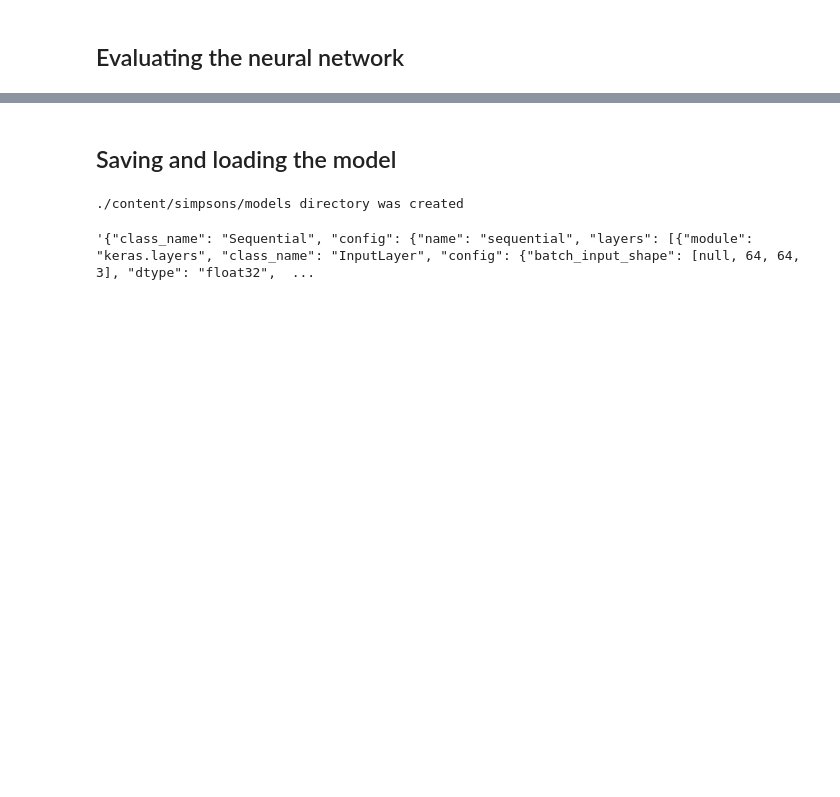
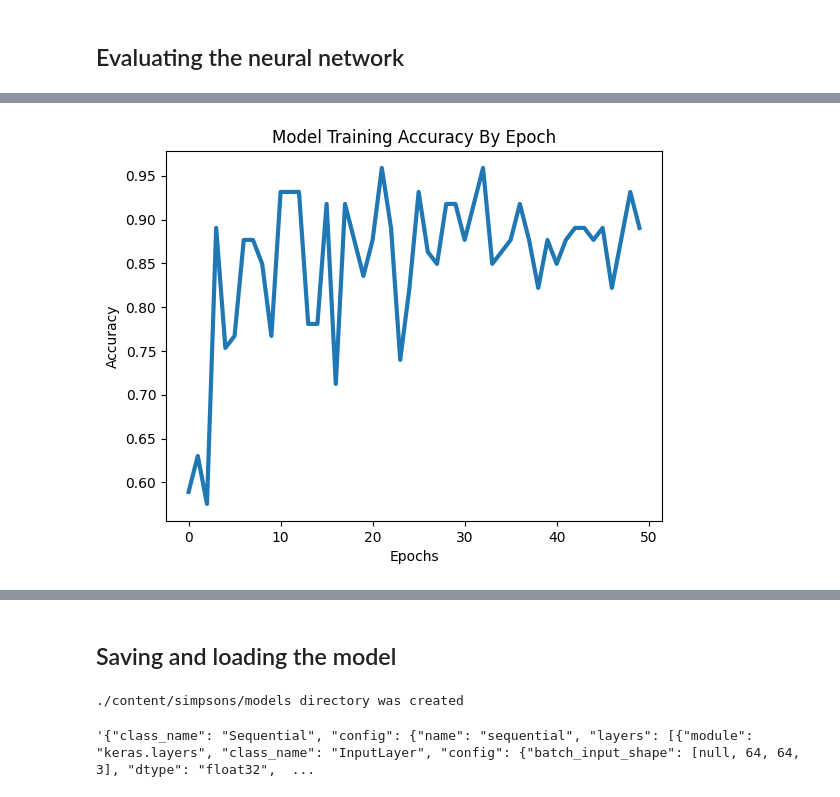
Before and after one commit to iliya1984/DevML, a Jupyter notebook: computer_vision/image_classification/homer_bart_classifiction_with_cnn.ipynb, the cells around one changed output, grey strips where cells are left out. Drawn from its saved outputs; the diff is of its cells as text; code cells hidden in the pictures; blank space fills up the shorter version.

```diff
--- a/computer_vision/image_classification/homer_bart_classifiction_with_cnn.ipynb
+++ b/computer_vision/image_classification/homer_bart_classifiction_with_cnn.ipynb
@@ -171,3 +163,11 @@ plt.plot(history.history['val_accuracy']);
+# %%
+plt.plot(history.history['val_accuracy'], linewidth=3)
+plt.title('Model Training Accuracy By Epoch')
+plt.xlabel("Epochs")
+plt.ylabel("Accuracy")
+plt.show()
+# %% [output]
+[figure, added]
 # %%
 predictions = network.predict(test_dataset)
 predictions = np.argmax(predictions, axis = 1)
```
Also changed, not shown: parts of 15 cells of this notebook.
